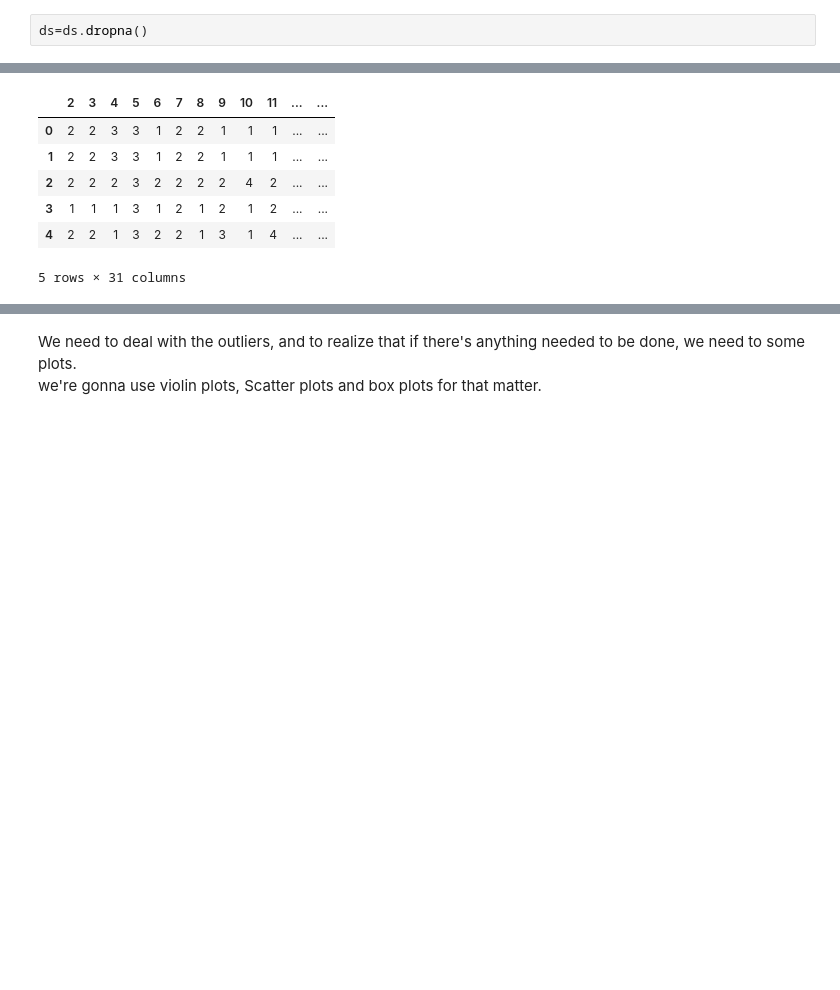
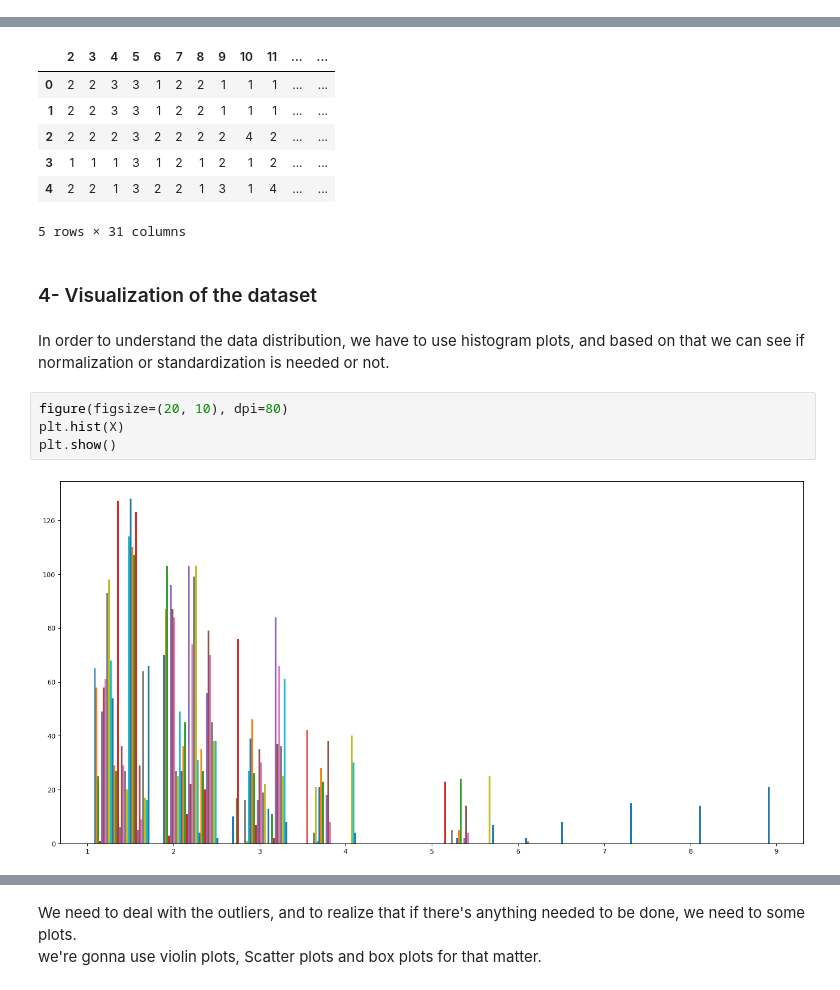
Before and after one commit to DrDoof14/Math4Ml, a Jupyter notebook: thesina.ipynb, the cells around one changed output, grey strips where cells are left out. Saved outputs shown, nothing was run; the diff lists cells and outputs as text; blank space fills up the shorter version.

```diff
--- a/thesina.ipynb
+++ b/thesina.ipynb
@@ -136,2 +129,0 @@ ds.dropna()
-# %%
-ds=ds.dropna()
@@ -206,3 +185,13 @@ X.head()
 | 3 | 1 | 1 | 1 | 3 | 1 | 2 | 1 | 2 | 1 | 2 | ... | ... |
 | 4 | 2 | 2 | 1 | 3 | 2 | 2 | 1 | 3 | 1 | 4 | ... | ... |
 5 rows × 31 columns
+# %% [markdown]
+<h3>4- Visualization of the dataset</h3>
+# %% [markdown]
+In order to understand the data distribution, we have to use histogram plots, and based on that we can see if normalization or standardization is needed or not.
+# %%
+figure(figsize=(20, 10), dpi=80)
+plt.hist(X)
+plt.show()
+# %% [output]
+[figure, added]
```
Also changed, not shown: parts of 65 cells of this notebook.
